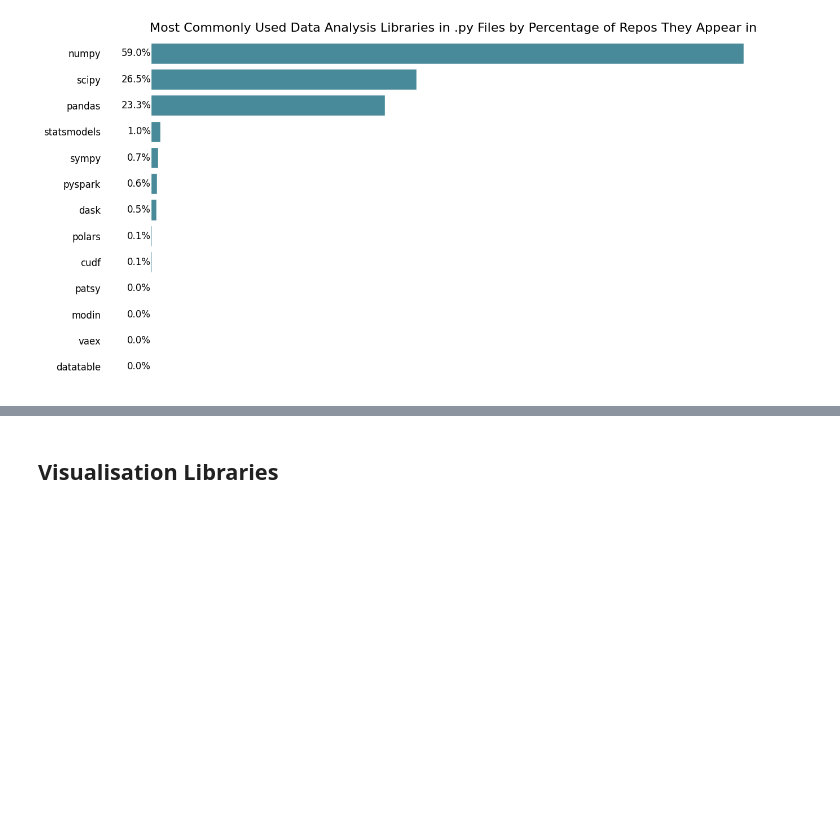
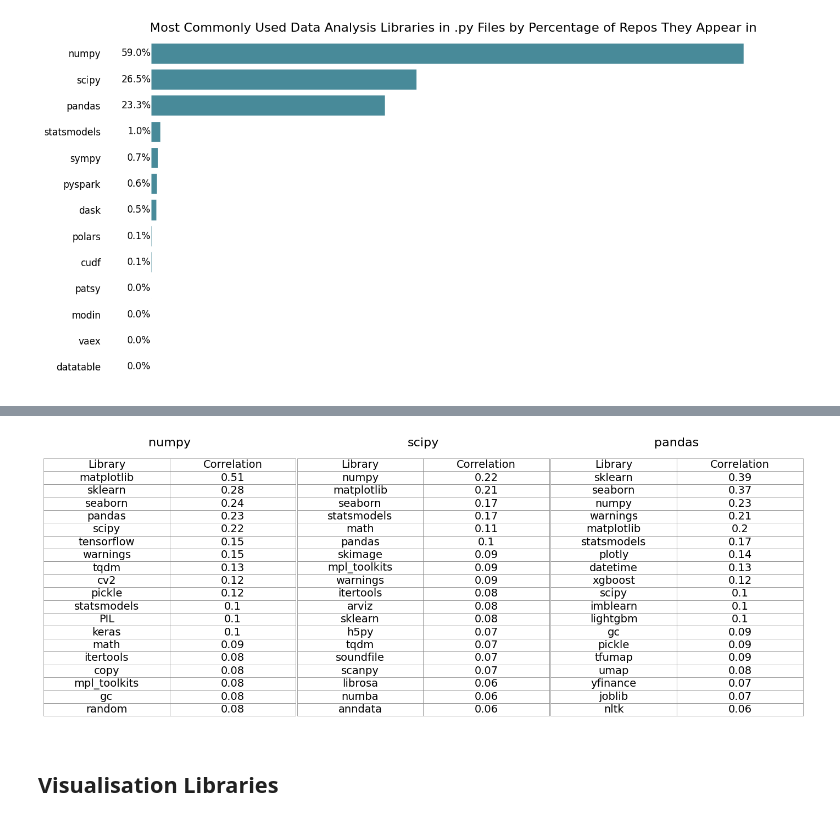
Before and after one commit to tobias-talaj/top-python-repos-analysis, a Jupyter notebook: notebooks/all_libraries_analysis.ipynb, the cells around one changed output, grey strips where cells are left out. Drawn from its saved outputs; the diff is of its cells as text; code cells hidden in the pictures; blank space fills up the shorter version.

Commit message:
add correlations within files

```diff
--- a/notebooks/all_libraries_analysis.ipynb
+++ b/notebooks/all_libraries_analysis.ipynb
@@ -92,3 +92,10 @@ show_correlations(numpy_corr, scipy_corr, pandas_corr)
+# %%
+numpy_corr = get_corr_table(ipynb_files_imports, index='filename', column='library', top_n=200)['numpy'].sort_values(ascending=False).head(20)
+scipy_corr = get_corr_table(ipynb_files_imports, index='filename', column='library', top_n=200)['scipy'].sort_values(ascending=False).head(20)
+pandas_corr = get_corr_table(ipynb_files_imports, index='filename', column='library', top_n=200)['pandas'].sort_values(ascending=False).head(20)
+show_correlations(numpy_corr, scipy_corr, pandas_corr)
+# %% [output]
+[figure, added]
 # %% [markdown]
 ## Visualisation Libraries
 # %%
```
Also changed, not shown: parts of 1 cell of this notebook, 1 other file.
